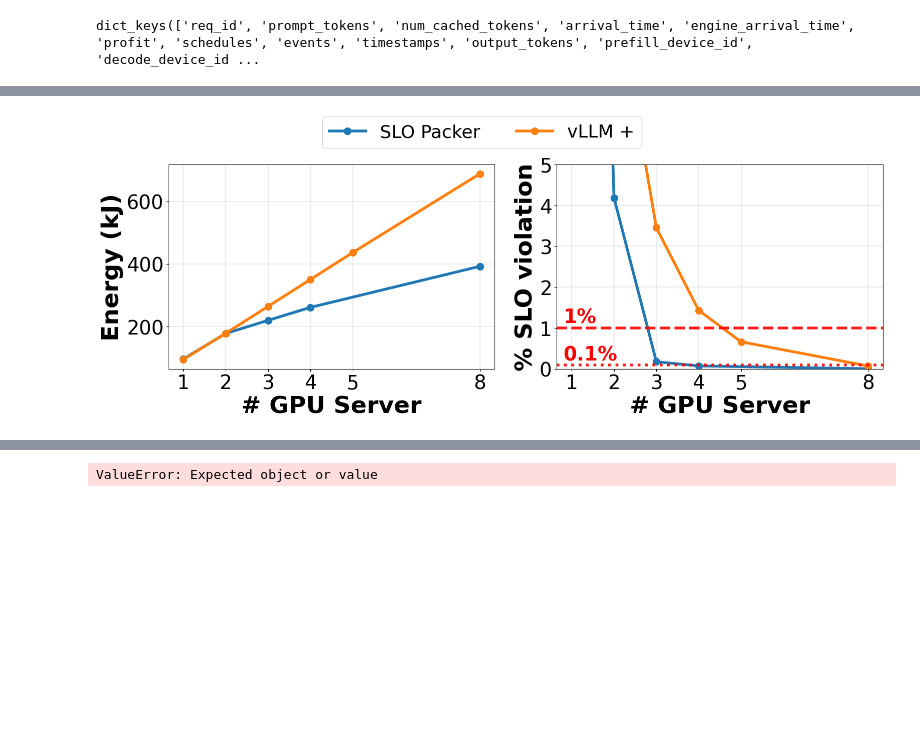
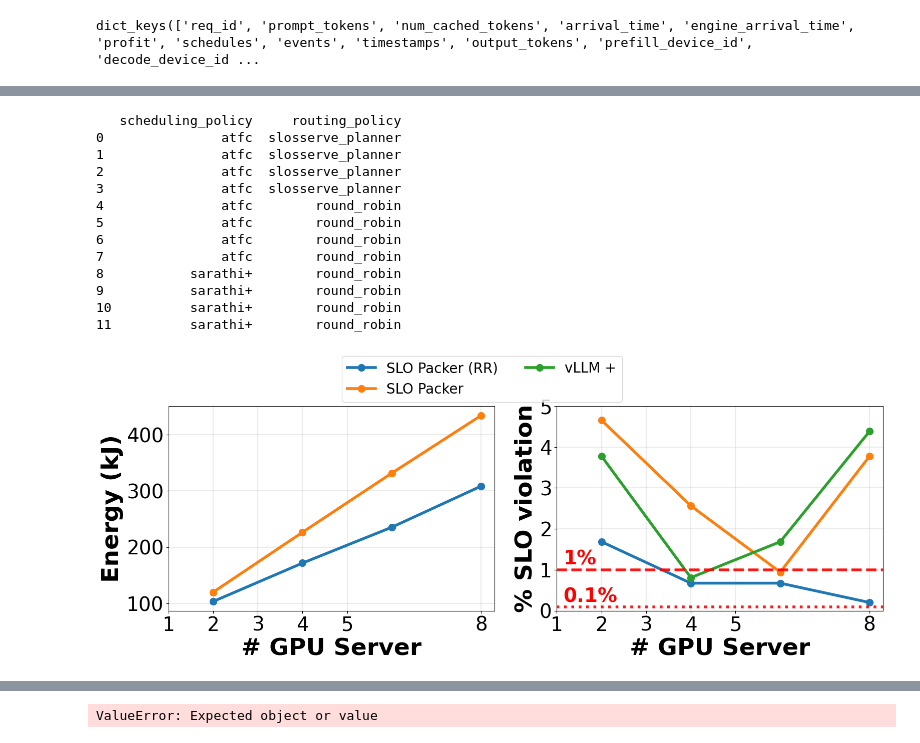
Before and after one commit to gulang2019/SLOServe, a Jupyter notebook: analysis.ipynb, the cells around one changed output, grey strips where cells are left out. Saved outputs shown, nothing was run; the diff lists cells and outputs as text; code cells hidden in the pictures; blank space fills up the shorter version.

```diff
--- a/analysis.ipynb
+++ b/analysis.ipynb
@@ -87,7 +233,7 @@ batches = [(b['between_batch_time'] - b['estimated_time'], b) for b in batches]
 # %%
 batches = sorted(batches, reverse = True, key = lambda x: x[0])
 # %%
-top_batches = batches[:10]
+top_batches = batches[:50]
 scheduling_overheads = [b[1]['scheduling_overhead'] for b in top_batches]
 publish_overheads = [b[1]['publish_overhead'] for b in top_batches]
 total_overhead = [b[0] for b in top_batches]
@@ -159,3 +318,7 @@ defaultdict(int, {'none': 73, 'router_rejection': 1409})
+# %%
+rejected_reqs = [req for req in req_data if req['finish_reason'] == 'router_rejection']
+prompt_tokens = [req['prompt_tokens'] for req in rejected_reqs]
+all_prompt_tokens = [req['prompt_tokens'] for req in req_data]
 # %%
 top_batches = batches[:10]
 
@@ -187,5 +360,5 @@ pd.Series(laxities).describe(percentiles=[0.50, 0.60, 0.70, 0.80, 0.90, 0.95, 0.
 # %%
-rejected_reqs = [req for req in req_data if 'reject' in req['slo_violation']]
+rejected_reqs = [req for req in req_data if 'ttft' in req['slo_violation']]
 results = []
 for req in rejected_reqs:
     breakdown = []
@@ -240,6 +383,0 @@ req_data[0]['schedules'], req_data[0]['prefill_device_id']
-# %%
-batches = {(x['batch_id'], x['device_id']): x for x in data if x['event_type'] == 'batch'}
-bid2batch_start_time = {}
-for b in batches.values():
-    bid2batch_start_time[(b['batch_id'], b['device_id'])] =  (b['timestamp'] - b['elapsed'])
-batches[0], bid2batch_start_time[(1,0)]
@@ -623,22 +916,17 @@ import pandas as pd
 import matplotlib.pyplot as plt
 
 df = pd.read_json(
-    'experiments_emulation_new/Qwen-7B_constant_azure_chat_23:azure_chat_23_t0:600_arrival_0.0/results.jsonl',
+    'experiments_emulation_0313/Qwen-7B_constant_sharegpt_code:azure_code_23_t0:600_arrival_0.0/results.jsonl',
     lines=True
 )
 df['relative power'] = df['energy_est'] * df['load_scale'] / 1000
 group = df[df['load_scale'] == 1.0]
+print(group[['scheduling_policy', 'routing_policy']])
 
 LABEL_MAP = {
-    'atfc / slosserve_1_disagg_4': 'SLO Packer (Disagg)',
-    'atfc / slosserve_2': 'SLO Packer (2, Colocated)',
-    'atfc / slosserve_1': 'SLO Packer (1, Colocated)',
-    'atfc / slosserve': 'SLO Packer',
-    'atfc / round_robin': 'SLO Packer (Round Robin)',
-    'atfc / slosserve_4': 'SLO Packer (4, Colocated)',
-    'atfc / slosserve_5': 'SLO Packer (5, Colocated)',
+    'atfc / slosserve_planner': 'SLO Packer',
+    'atfc / round_robin': 'SLO Packer (RR)',
     'sarathi+ / round_robin': 'vLLM +',
-    'sarathi+ / round_robin-1-disagg-4': 'vLLM + (Disagg)'
 }
 
 feature = 'n_device'
@@ -668,8 +956,8 @@ for (sched, route), sub in group.groupby(['scheduling_policy', 'routing_policy']
     if key not in LABEL_MAP:
         continue
     label = LABEL_MAP[key]
-    if label not in keep_labels:
-        continue
+    # if label not in keep_labels:
+    #     continue
 
     sub_sorted = sub.sort_values(feature)
     (line,) = ax0.plot(sub_sorted[feature], sub_sorted['slo_violation_rate'] * 100,
@@ -707,35 +995,48 @@ ax1.set_xlabel('# GPU Server', fontweight='bold')
 ax1.grid(True, alpha=0.25, linewidth=1.5)
 
 xticks = [1, 2, 3, 4, 5, 8]
 for ax in axes:
     ax.set_xticks(xticks)
     ax.set_xticklabels([str(x) for x in xticks])
 
 
 # ---- Shared legend outside (right) ----
 fig.legend(
     handles, labels,
     loc='upper center',
     bbox_to_anchor=(0.4, 1.10),
     ncol=2,              # set 1/2/3 depending on how wide you want it
     frameon=True,
-    fontsize =
+    fontsize = 20
 )
 
 
 x_left, x_right = ax0.get_xlim()
 x_text = x_left + 0.02 * (x_right - x_left)
 
 ax0.text(x_text, 1.0 * 1.03,  "1%",   color="red",
          fontsize=28, fontweight="bold", va="bottom", ha="left")
 ax0.text(x_text, 0.1 * 1.10,  "0.1%", color="red",
          fontsize=28, fontweight="bold", va="bottom", ha="left")
 
 # leave room on the right for legend
 plt.tight_layout(rect=[0, 0, 0.82, 1])
 plt.show()
 # %% [output]
+   scheduling_policy     routing_policy
+0               atfc  slosserve_planner
+1               atfc  slosserve_planner
+2               atfc  slosserve_planner
+3               atfc  slosserve_planner
+4               atfc        round_robin
+5               atfc        round_robin
+6               atfc        round_robin
+7               atfc        round_robin
+8           sarathi+        round_robin
+9           sarathi+        round_robin
+10          sarathi+        round_robin
+11          sarathi+        round_robin
-[figure, old version]
+[figure, new version]
 # %%
 import pandas as pd
 import matplotlib.pyplot as plt
```
Also changed, not shown: parts of 59 cells of this notebook.
